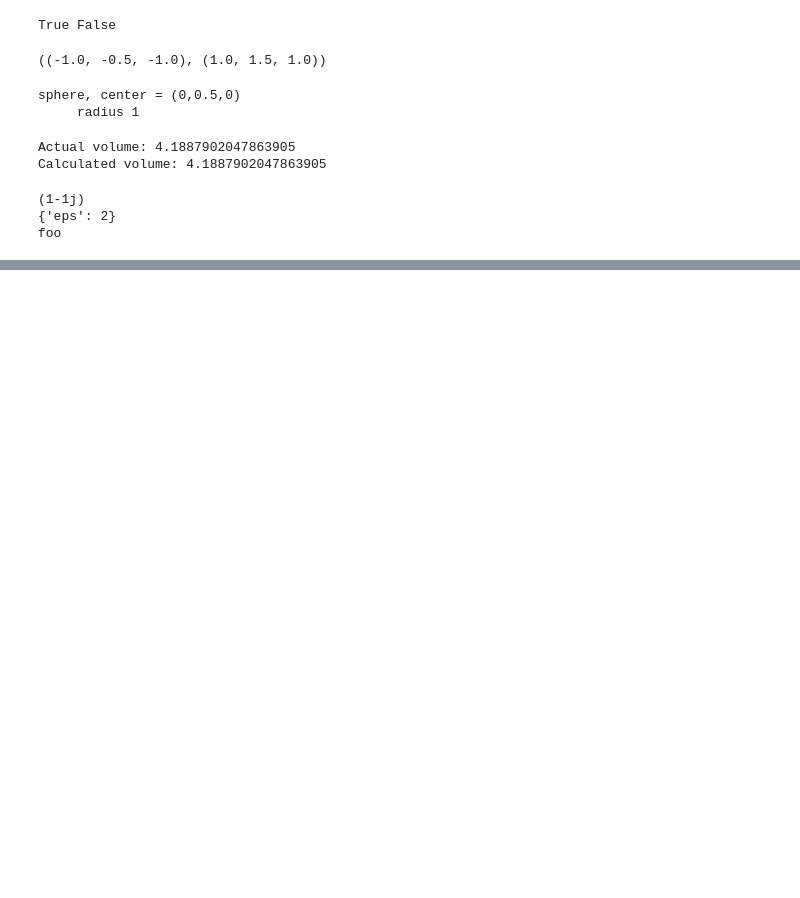
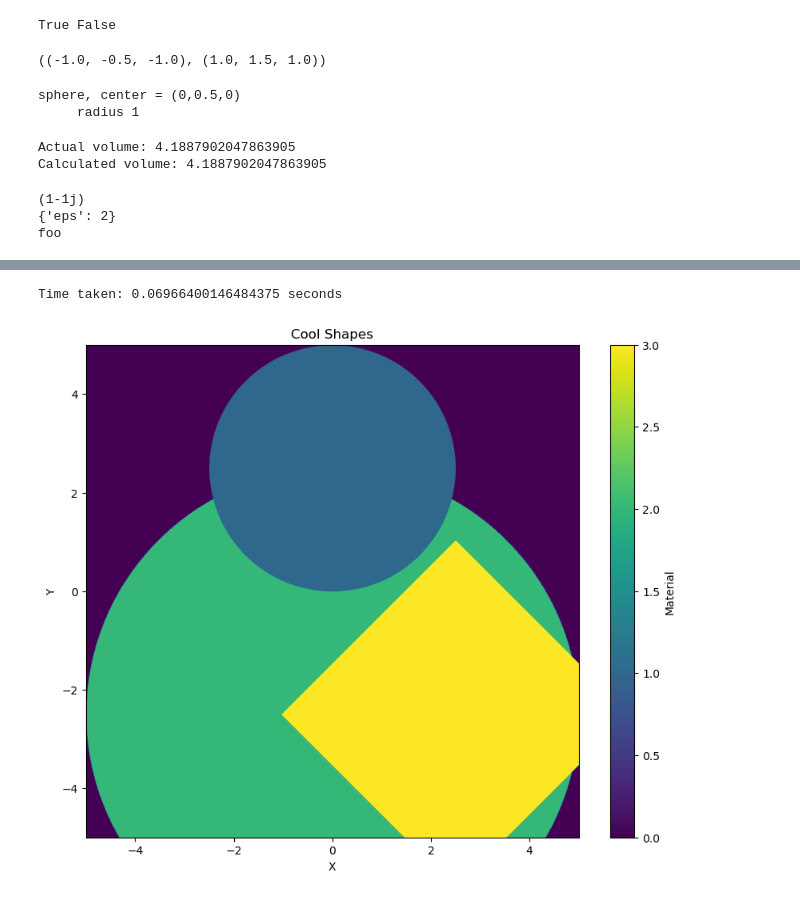
Before and after one commit to NanoComp/libctl, a Jupyter notebook: python/test.ipynb, the cells around one changed output, grey strips where cells are left out. Cells and saved outputs as stored; diff of their text form; code cells hidden in the pictures; blank space fills up the shorter version.

```diff
--- a/python/test.ipynb
+++ b/python/test.ipynb
@@ -75,3 +75,40 @@ Time taken: 0.219832181930542 seconds
+# %%
+from ctlgeom import *
+import numpy as np
+import matplotlib.pyplot as plt
+import time
+
+# This is the same as the previous example, but using the new function
+
+sphere1 = Sphere(material=1, center=(0, -0.5, 0), radius=0.5)
+sphere2 = Sphere(material=2, center=(0, 0.5, 0), radius=1)
+block = Block(material=3, center=(0.5, 0.5, 0), e1=(1, 1, 0), e2=(1, -1, 0), e3=(0, 0, 1), size=(1, 1, 1))
+group = ObjectGroup([sphere2, sphere1, block])
+
+# Create a grid of points
+x = np.linspace(-1, 1, 1000)
+y = np.linspace(-1, 1, 1000)
+xx, yy = np.meshgrid(x, y)
+points = np.array([xx.flatten(), yy.flatten(), np.zeros_like(xx.flatten())]).T
+
+start_time = time.time()
+material_map = geom.material_of_numpy_points_in_tree(points, group.geom_box_tree)
+material_map = np.array(material_map, dtype=float).reshape(xx.shape)
+material_map = np.nan_to_num(material_map)
+end_time = time.time()
+print(f"Time taken: {end_time - start_time} seconds")
+
+# Create the plot
+plt.figure(figsize=(10, 8))
+plt.imshow(material_map, cmap='viridis', extent=[-5, 5, -5, 5])
+plt.colorbar(label='Material')
+plt.title('Cool Shapes')
+plt.xlabel('X')
+plt.ylabel('Y')
+plt.show()
+# %% [output]
+Time taken: 0.06966400146484375 seconds
+[figure, added]
 # %%
 np.random.seed(42)
 spheres = []
```
Also changed, not shown: parts of 4 cells of this notebook, 3 other files.
